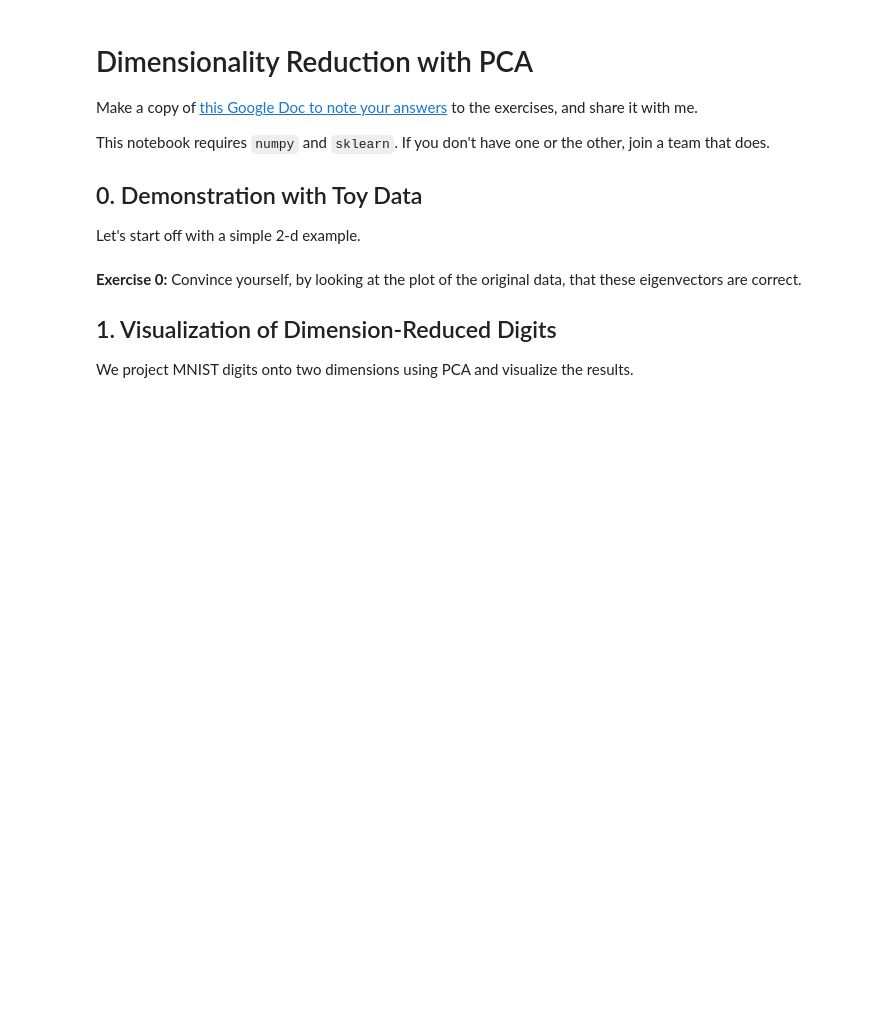
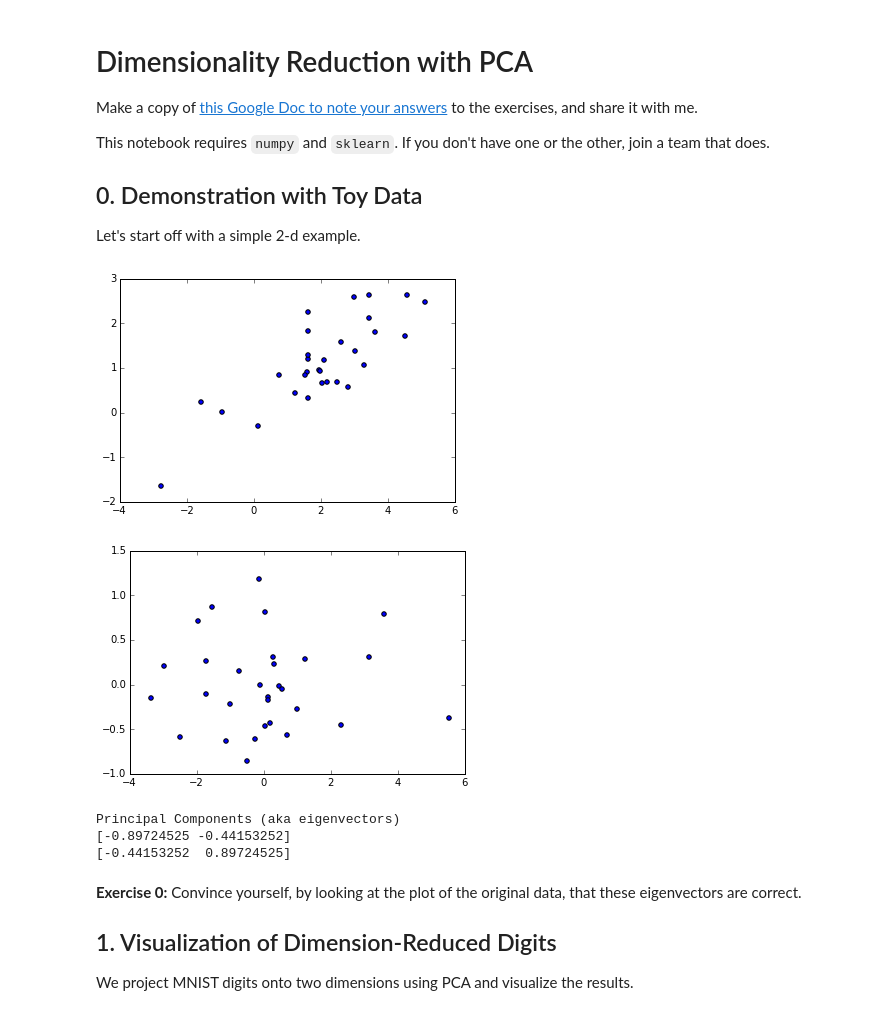
Before and after one commit to sunnyyy/python-notebooks, a Jupyter notebook: pca.ipynb, the cells around one changed output. Drawn from its saved outputs; the diff is of its cells as text; code cells hidden in the pictures; blank space fills up the shorter version.

```diff
--- a/pca.ipynb
+++ b/pca.ipynb
@@ -14,38 +14,45 @@ import numpy as np
 import matplotlib.pyplot as plt
 %matplotlib inline
 from sklearn.decomposition import PCA
+np.set_printoptions(precision=4)
 
 toydata = np.array([[ 2.59580335,  1.58213829], [-2.78661934, -1.64798522],
        [ 1.63139824,  0.31923225], [ 3.30217587,  1.05792994],
        [ 3.45343699,  2.63857074], [ 4.51845728,  1.70482163],
        [ 1.62812508,  1.19761457], [ 4.56938036,  2.62619335],
        [ 2.49414924,  0.69266559], [ 0.76665816,  0.83840976],
        [ 2.99633637,  2.57876939], [ 1.23200454,  0.43656981],
        [-1.5765329 ,  0.24567484], [ 0.12613358, -0.30435084],
        [ 1.95787363,  0.9496059 ], [ 1.61221959,  2.25505992],
        [ 3.01332383,  1.38350552], [ 5.10364862,  2.48569172],
        [ 3.60794238,  1.79807615], [ 2.10190226,  1.1684013 ],
        [ 2.02245627,  0.65881093], [ 3.43442621,  2.12150639],
         [ 1.59708639,  0.91357768],[ 2.82063906,  0.56994637],
        [ 1.97769457,  0.92055868], [ 1.53287808,  0.83695528],
        [-0.96349005,  0.00946347], [ 2.17383937,  0.69441521],
        [ 1.60326191,  1.82933177], [ 1.62176519,  1.28228541]])
 
 # plot the original data
 plt.scatter(toydata[:, 0], toydata[:, 1])
 plt.show()
 
 # project the data onto 2 dimensions using sklearn's PCA
 toydimreduce2 = PCA(n_components=2)
 reducted_toydata = toydimreduce2.fit_transform(toydata-toydata.mean(axis=0))
 # plot this data
 plt.scatter(reducted_toydata[:, 0], reducted_toydata[:, 1])
 plt.show()
 
 # display the eigenvectors
 print 'Principal Components (aka eigenvectors)'
 for c in toydimreduce2.components_:
     print c
+# %% [output]
+[figure, added]
+[figure, added]
+Principal Components (aka eigenvectors)
+[-0.89724525 -0.44153252]
+[-0.44153252  0.89724525]
 # %% [markdown]
 **Exercise 0:** Convince yourself, by looking at the plot of the original data, that these eigenvectors are correct.
 
```
Also changed, not shown: parts of 20 cells of this notebook.
